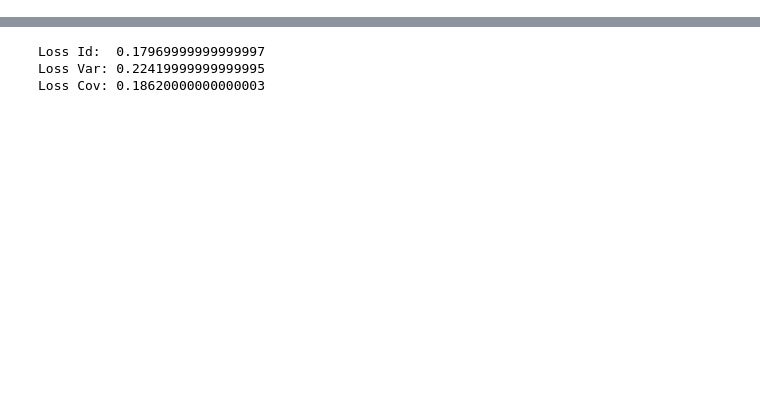
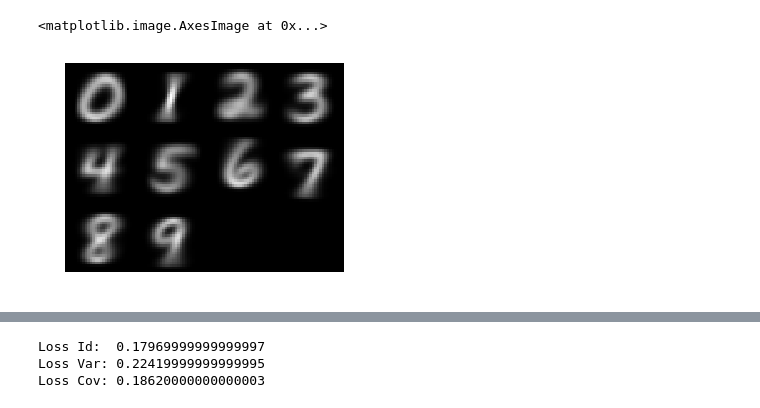
Before and after one commit to mlhhu2017/identifyDigit, a Jupyter notebook: cornelius/playing_around.ipynb, the cells around one changed output, grey strips where cells are left out. Saved outputs shown, nothing was run; the diff lists cells and outputs as text; code cells hidden in the pictures; blank space fills up the shorter version.

```diff
--- a/cornelius/playing_around.ipynb
+++ b/cornelius/playing_around.ipynb
@@ -39,6 +40,11 @@ sigma_cov = [np.cov(num_arrays[i].T) for i in range(10)]
 p_id  = [multivariate_normal(mean=mys[i], cov=sigma_id)     for i in range(10)]
 p_var = [multivariate_normal(mean=mys[i], cov=sigma_var[i]) for i in range(10)]
 p_cov = [multivariate_normal(mean=mys[i], cov=sigma_cov[i], allow_singular=True) for i in range(10)]
+# %%
+mu.show_nums(np.array(mys), xsize=5, ysize=5)
+# %% [output]
+<matplotlib.image.AxesImage at 0x...>
+[figure, added]
 # %%
 import matplotlib.pyplot as plt
 from mpl_toolkits.mplot3d import Axes3D
```
Also changed, not shown: parts of 16 cells of this notebook, 1 other file.
